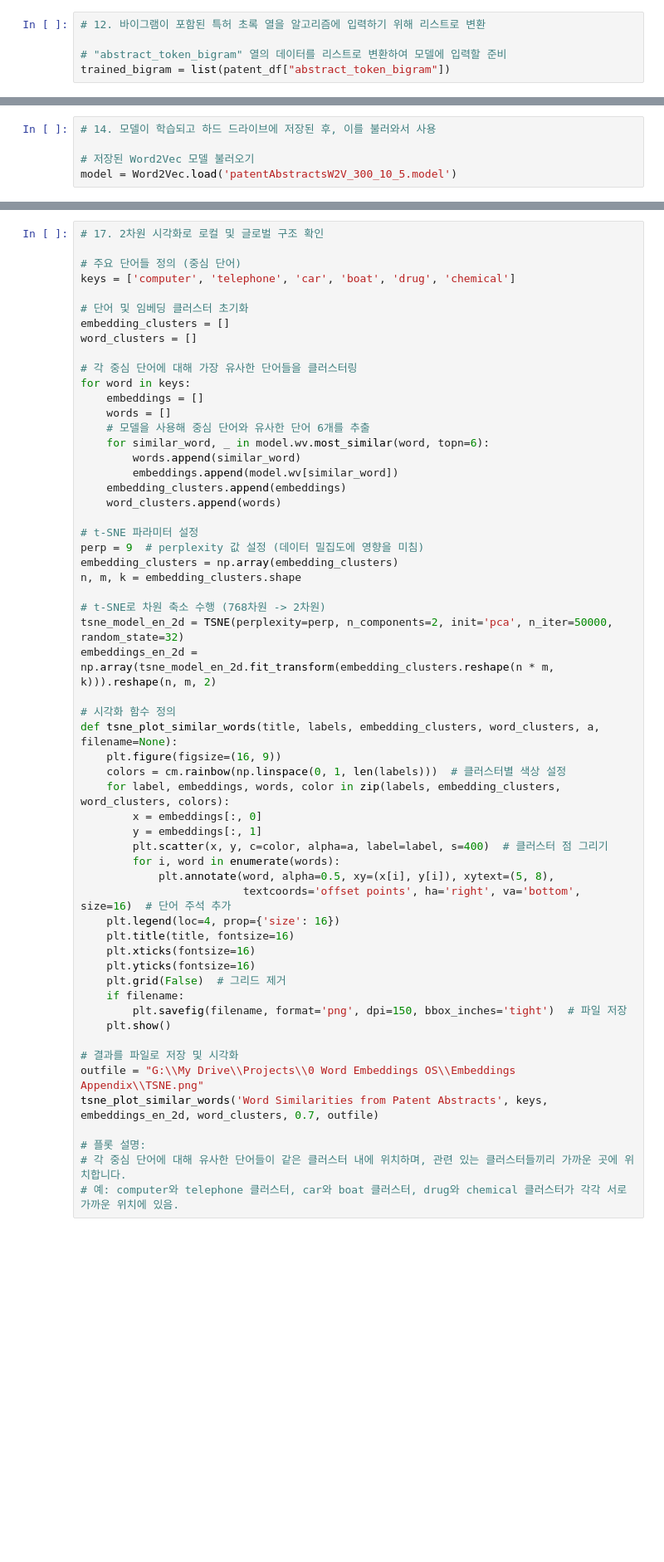
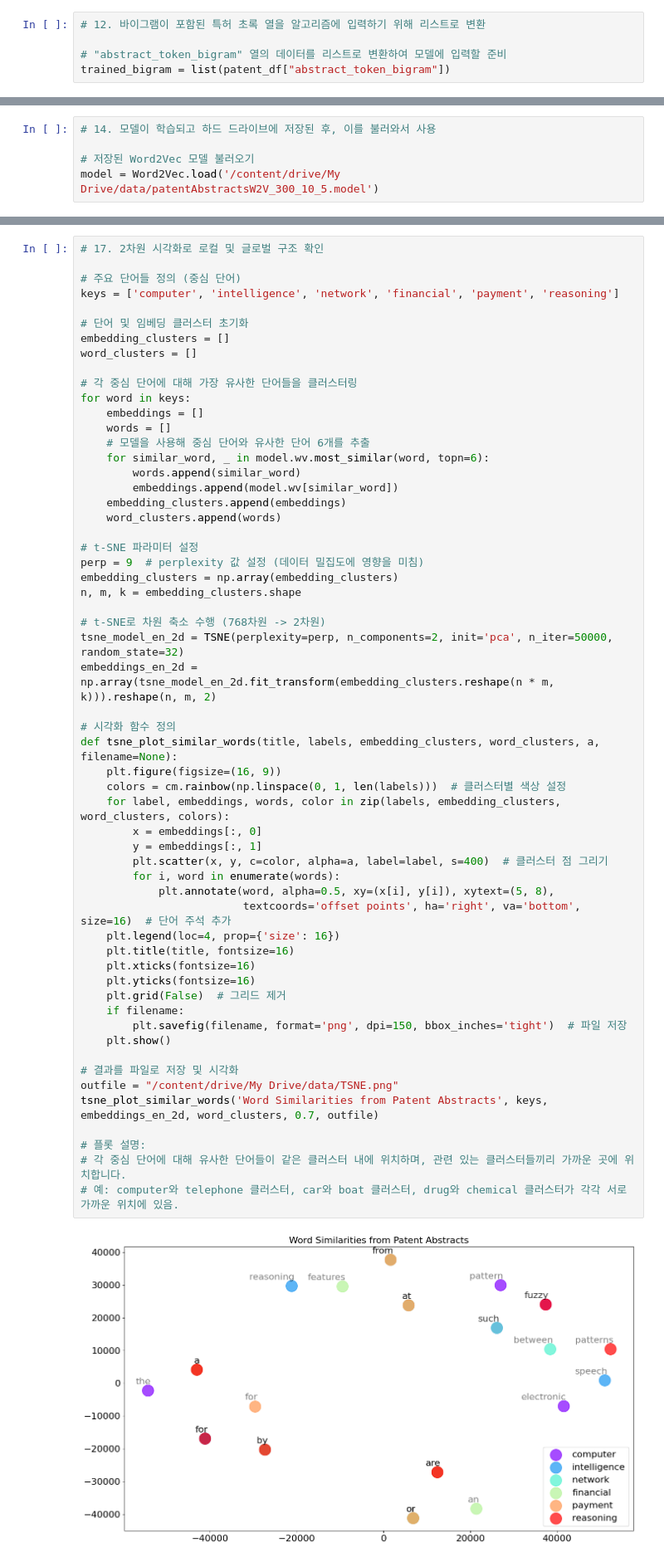
Before and after one commit to deep1003/deep1003, a Jupyter notebook: Week 14. Patent Analysis.ipynb, the cells around one changed output, grey strips where cells are left out. Shown at 83% size. Saved outputs shown, nothing was run; the diff lists cells and outputs as text; blank space fills up the shorter version.

```diff
--- a/Week 14. Patent Analysis.ipynb
+++ b/Week 14. Patent Analysis.ipynb
@@ -291,4 +354,4 @@ w2v_model.save('patentAbstractsW2V_300_10_5.model')
 # 14. 모델이 학습되고 하드 드라이브에 저장된 후, 이를 불러와서 사용
 
 # 저장된 Word2Vec 모델 불러오기
-model = Word2Vec.load('patentAbstractsW2V_300_10_5.model')
+model = Word2Vec.load('/content/drive/My Drive/data/patentAbstractsW2V_300_10_5.model')
@@ -325,7 +434,7 @@ print(model.wv.similarity('chemical', 'car'))  # 'chemical' vs. 'car'
 # 17. 2차원 시각화로 로컬 및 글로벌 구조 확인
 
 # 주요 단어들 정의 (중심 단어)
-keys = ['computer', 'telephone', 'car', 'boat', 'drug', 'chemical']
+keys = ['computer', 'intelligence', 'network', 'financial', 'payment', 'reasoning']
 
 # 단어 및 임베딩 클러스터 초기화
 embedding_clusters = []
@@ -350,34 +459,36 @@ n, m, k = embedding_clusters.shape
 # t-SNE로 차원 축소 수행 (768차원 -> 2차원)
 tsne_model_en_2d = TSNE(perplexity=perp, n_components=2, init='pca', n_iter=50000, random_state=32)
 embeddings_en_2d = np.array(tsne_model_en_2d.fit_transform(embedding_clusters.reshape(n * m, k))).reshape(n, m, 2)
 
 # 시각화 함수 정의
 def tsne_plot_similar_words(title, labels, embedding_clusters, word_clusters, a, filename=None):
     plt.figure(figsize=(16, 9))
     colors = cm.rainbow(np.linspace(0, 1, len(labels)))  # 클러스터별 색상 설정
     for label, embeddings, words, color in zip(labels, embedding_clusters, word_clusters, colors):
         x = embeddings[:, 0]
         y = embeddings[:, 1]
         plt.scatter(x, y, c=color, alpha=a, label=label, s=400)  # 클러스터 점 그리기
         for i, word in enumerate(words):
             plt.annotate(word, alpha=0.5, xy=(x[i], y[i]), xytext=(5, 8),
                          textcoords='offset points', ha='right', va='bottom', size=16)  # 단어 주석 추가
     plt.legend(loc=4, prop={'size': 16})
     plt.title(title, fontsize=16)
     plt.xticks(fontsize=16)
     plt.yticks(fontsize=16)
     plt.grid(False)  # 그리드 제거
     if filename:
         plt.savefig(filename, format='png', dpi=150, bbox_inches='tight')  # 파일 저장
     plt.show()
 
 # 결과를 파일로 저장 및 시각화
-outfile = "G:\\My Drive\\Projects\\0 Word Embeddings OS\\Embeddings Appendix\\TSNE.png"
+outfile = "/content/drive/My Drive/data/TSNE.png"
 tsne_plot_similar_words('Word Similarities from Patent Abstracts', keys, embeddings_en_2d, word_clusters, 0.7, outfile)
 
 # 플롯 설명:
 # 각 중심 단어에 대해 유사한 단어들이 같은 클러스터 내에 위치하며, 관련 있는 클러스터들끼리 가까운 곳에 위치합니다.
 # 예: computer와 telephone 클러스터, car와 boat 클러스터, drug와 chemical 클러스터가 각각 서로 가까운 위치에 있음.
+# %% [output]
+[figure, added]
 # %%
 # 18. 기존의 특허 카테고리 구조와 모델 출력을 비교하여 구조적 일관성 확인
 
```
Also changed, not shown: parts of 35 cells of this notebook.
